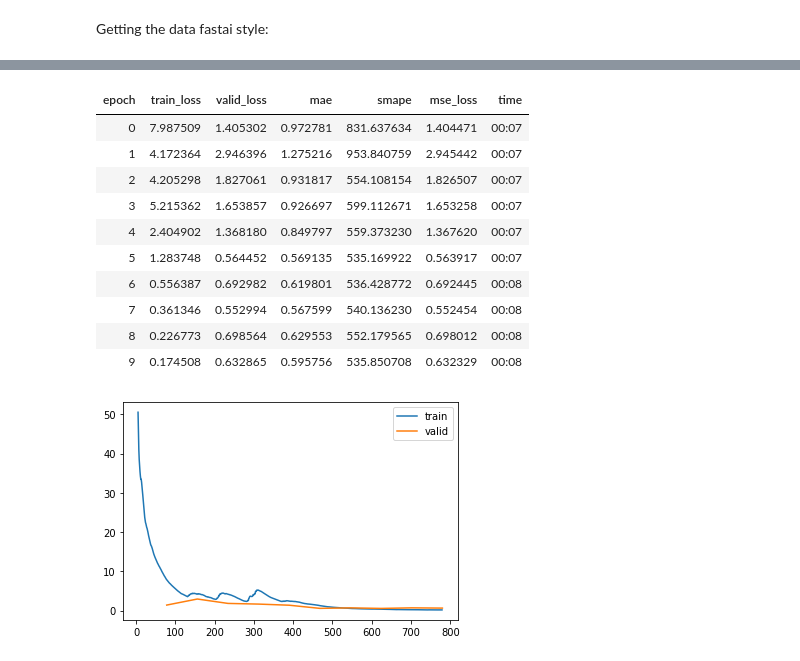
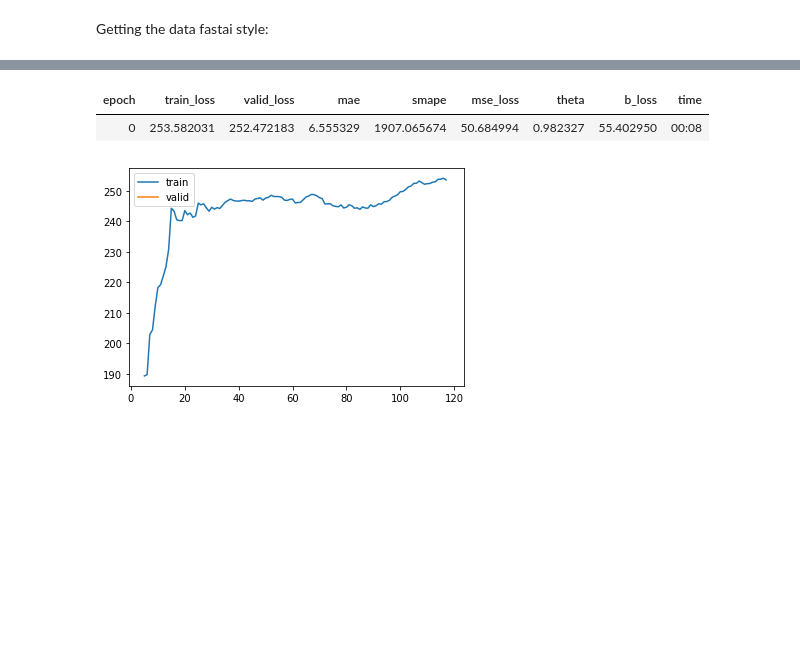
Before and after one commit to takotab/fastseq, a Jupyter notebook: nbs/index.ipynb, the cells around one changed output, grey strips where cells are left out. Cells and saved outputs as stored; diff of their text form; code cells hidden in the pictures; blank space fills up the shorter version.

```diff
--- a/nbs/index.ipynb
+++ b/nbs/index.ipynb
@@ -17,3 +25,6 @@ from fastseq.models.nbeats import *
 from fastseq.data.external import *
 # %% [markdown]
 Getting the data fastai style:
+# %%
+path = untar_data(URLs.m4_daily)
+data = TSDataBunch.from_folder(path, horizon = 14,nrows = 30,step=3)
@@ -20,5 +33,5 @@ Getting the data fastai style:
 # %%
-items = dummy_data_generator(50, 10, nrows=1000)
-data = TSDataBunch.from_items(items, horizon = 7)
+# items = dummy_data_generator(50, 10, nrows=1000)
+# data = TSDataBunch.from_items(items, horizon = 7)
 data.show_batch()
 # %% [output]
@@ -27,6 +39,7 @@ Train:5000; Valid: 8000; Test 1000
 # %%
 # TODO make custom learner with custom model
-learn = nbeats_learner(data)
+learn = nbeats_learner(data, b_loss=.2,
+                       loss_func= CombinedLoss(F.mse_loss, smape, ratio = {'smape':.1}))
 # %%
 from fastai2.callback.all import *
 learn.lr_find()
@@ -36,19 +49,10 @@ learn.lr_find()
 # %%
-learn.fit_one_cycle(10, 2e-3)
+learn.fit_one_cycle(1, 2e-3)
 learn.recorder.plot_loss()
 # %% [output]
-| epoch | train_loss | valid_loss | mae | smape | mse_loss | time |
-| 0 | 7.987509 | 1.405302 | 0.972781 | 831.637634 | 1.404471 | 00:07 |
-| 1 | 4.172364 | 2.946396 | 1.275216 | 953.840759 | 2.945442 | 00:07 |
-| 2 | 4.205298 | 1.827061 | 0.931817 | 554.108154 | 1.826507 | 00:07 |
-| 3 | 5.215362 | 1.653857 | 0.926697 | 599.112671 | 1.653258 | 00:07 |
-| 4 | 2.404902 | 1.368180 | 0.849797 | 559.373230 | 1.367620 | 00:07 |
-| 5 | 1.283748 | 0.564452 | 0.569135 | 535.169922 | 0.563917 | 00:07 |
-| 6 | 0.556387 | 0.692982 | 0.619801 | 536.428772 | 0.692445 | 00:08 |
-| 7 | 0.361346 | 0.552994 | 0.567599 | 540.136230 | 0.552454 | 00:08 |
-| 8 | 0.226773 | 0.698564 | 0.629553 | 552.179565 | 0.698012 | 00:08 |
-| 9 | 0.174508 | 0.632865 | 0.595756 | 535.850708 | 0.632329 | 00:08 |
+| epoch | train_loss | valid_loss | mae | smape | mse_loss | theta | b_loss | time |
+| 0 | 253.582031 | 252.472183 | 6.555329 | 1907.065674 | 50.684994 | 0.982327 | 55.402950 | 00:08 |
-[figure, old version]
+[figure, new version]
 # %%
 learn.show_results(2,max_n=9)
 # %% [output]
```
Also changed, not shown: parts of 10 cells of this notebook, 1 other file.
